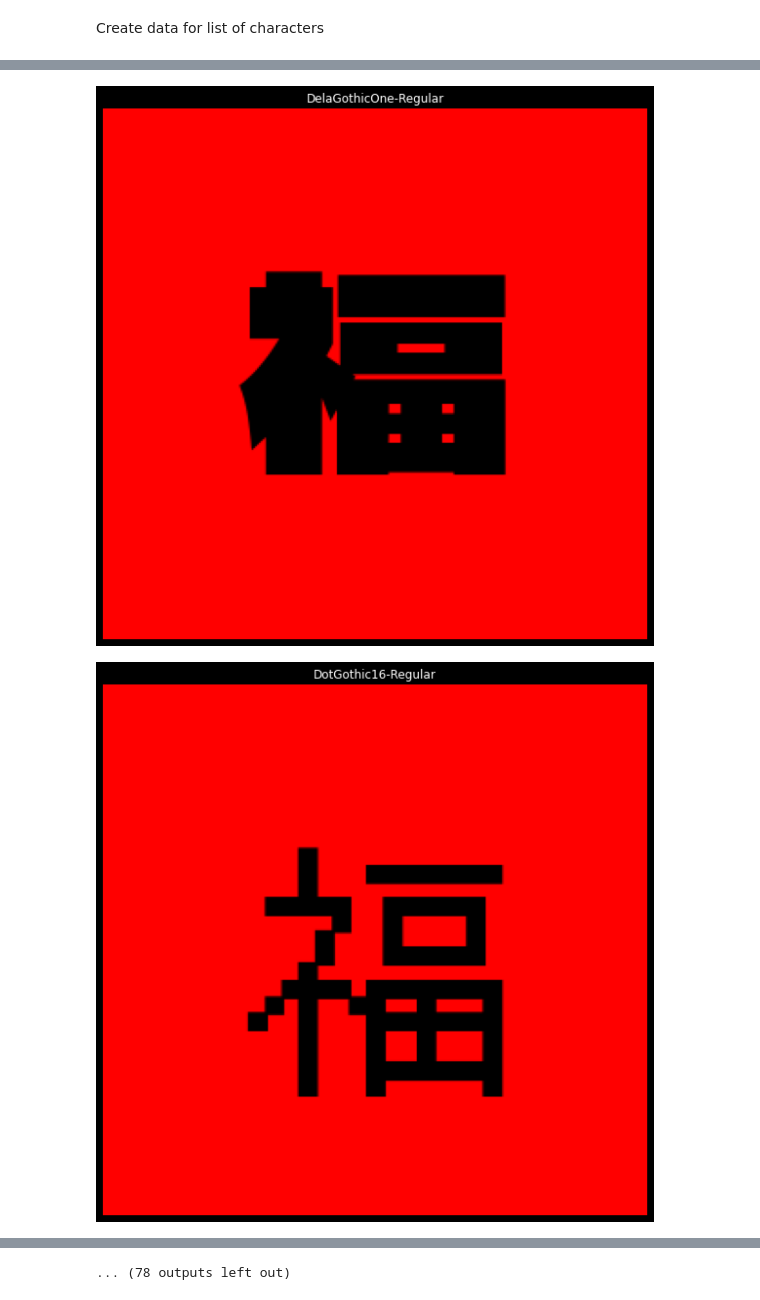
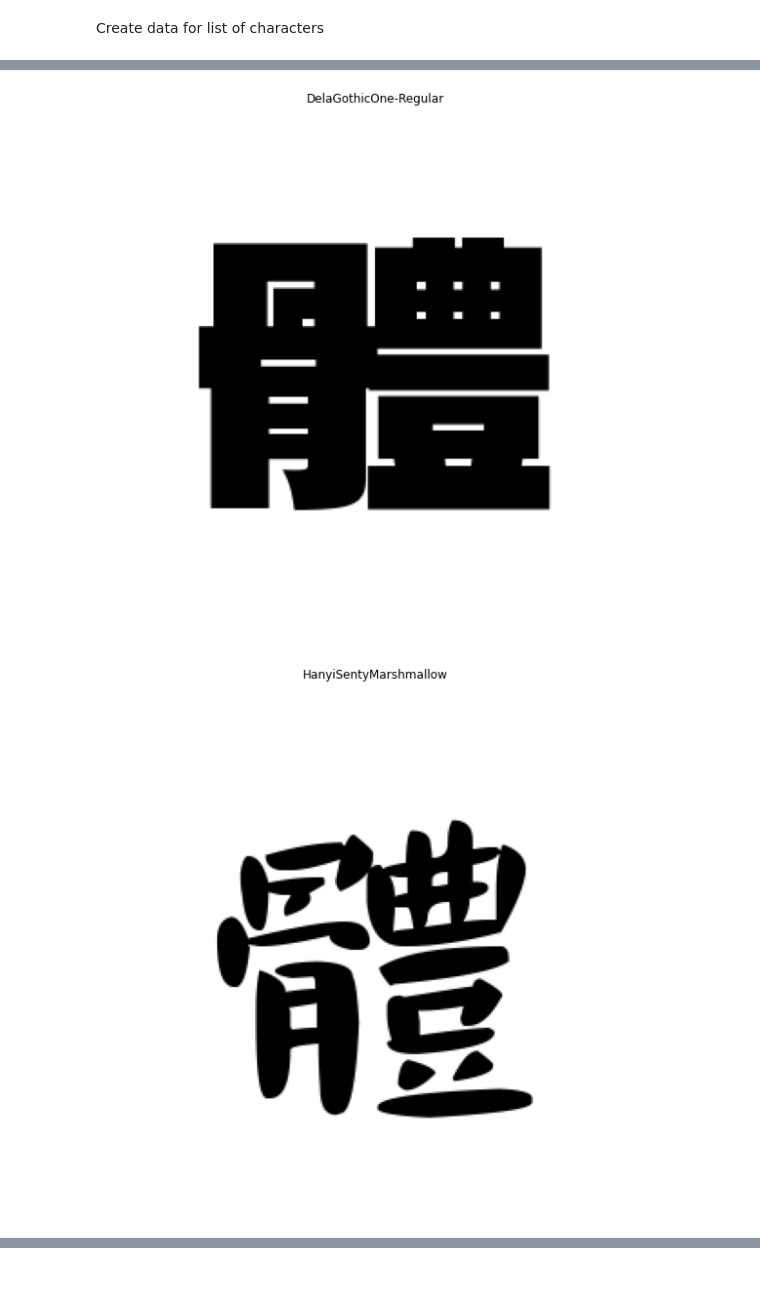
Before and after one commit to wjm41/GANji, a Jupyter notebook: data_generation.ipynb, the cells around one changed output, grey strips where cells are left out. Cells and saved outputs as stored; diff of their text form; code cells hidden in the pictures.

```diff
--- a/data_generation.ipynb
+++ b/data_generation.ipynb
@@ -21,0 +22,13 @@ Load annotated font .csv and define root directory containing google fonts repo
+# %%
+onlyusenewfonts=True
+
+characters=["福"]
+characters=["體","福","新","年","快","樂","身","健","康","心","想","事","成"]
+
+IMG_WIDTH = 300
+IMG_HEIGHT = 300
+text_size = 150
+text_size = 200
+
+maxplotstoshow=1e6
+showonlyfirstcharacter=True
@@ -25,6 +40,8 @@ df = pd.read_csv('google-fonts-annotation.csv')
 # change your path here
 rds_dir = ENVCONFIG.rds_dir
 ROOT = rds_dir+'/fonts/ofl'
+
+new_fonts_dir="new_fonts"
 # %% [markdown]
 define font filtering & retrieval function
 # %%
@@ -70,21 +87,15 @@ fontblacklist=[
 # %% [markdown]
 Create data for list of characters
 # %%
-characters=["福"]
-trad_characters = ["體","樂"]
-characters=["福","新","年","快","身","健","康","心","想","事","成"]
+if onlyusenewfonts:
+    paths=[]
+else:
+    paths = filter_fonts_get_paths(df, root=ROOT, subsets=['japanese'], variants=['_'], category='')
 
-IMG_WIDTH = 300
-IMG_HEIGHT = 300
-text_size = 150
-
-maxplotstoshow=1e6
-showonlyfirstcharacter=True
+paths = filter_fonts_get_paths(df, root=ROOT, subsets=['japanese'], variants=['_'], category='')[0:1]
+paths.extend([os.path.join(new_fonts_dir,font) for font in os.listdir(new_fonts_dir)])
 
 dontshowplots=False
-jap_paths = filter_fonts_get_paths(df, root=ROOT, subsets=['japanese'], variants=['_'], category='')
-chi_paths = filter_fonts_get_paths(df, root=ROOT, subsets=[
-                                   'chinese-simplified'], variants=['_'], category='')
 for text in characters:
     print()
     print('Starting',text)
@@ -96,14 +107,7 @@ for text in characters:
     except:
         pass
 
-    if text in trad_characters:
-        print(
-            f"{text} has a simplified version so we don't use simplified chinese fonts.")
-        paths = jap_paths
-    else:
-        print(
-            f"Using both japanese and simplified chinese fonts for {text}.")
-        paths = jap_paths + chi_paths
+
     for r in range(len(paths)):
         # sample text and font
 
@@ -117,17 +121,21 @@ for text in characters:
         # # get text info (not being used but may be useful)
         text_width, text_height = font.getsize(text)
         left, top, right, bottom = font.getbbox(text)
-        # print('text w & h: ', text_width, text_height)
-        # print(left, top, right, bottom)
+        print('text w & h: ', text_width, text_height)
+        print(left, top, right, bottom)
+
+
 
         x = (right-left) # we can adjust this according to IMG_WIDTH etc
-        y = 150+(bottom-top)/2
+        y = IMG_HEIGHT/2 +(bottom-top)/2
 
         # create a blank canvas with extra space between lines
-        canvas = Image.new('RGB', (IMG_WIDTH, IMG_HEIGHT), "red")
+        canvas = Image.new('RGB', (IMG_WIDTH, IMG_HEIGHT), "white")
 
         # draw the text onto the text canvas
         draw = ImageDraw.Draw(canvas)
+        x=IMG_WIDTH/2
+        #y=IMG_HEIGHT/2
         draw.text((x, y), text, 'black', font, anchor='ms')
 
         fig = plt.figure(figsize=(10,10))
@@ -171,2 +174,2 @@ YujiHentaiganaAkebono-Regular is in blacklist
-[figure, old version]
+[figure, new version]
-[figure, old version]
+[figure, new version]
@@ -181 +175,0 @@ YujiHentaiganaAkebono-Regular is in blacklist
-... (78 outputs left out)
```
Also changed, not shown: parts of 5 cells of this notebook, 1 other file.
